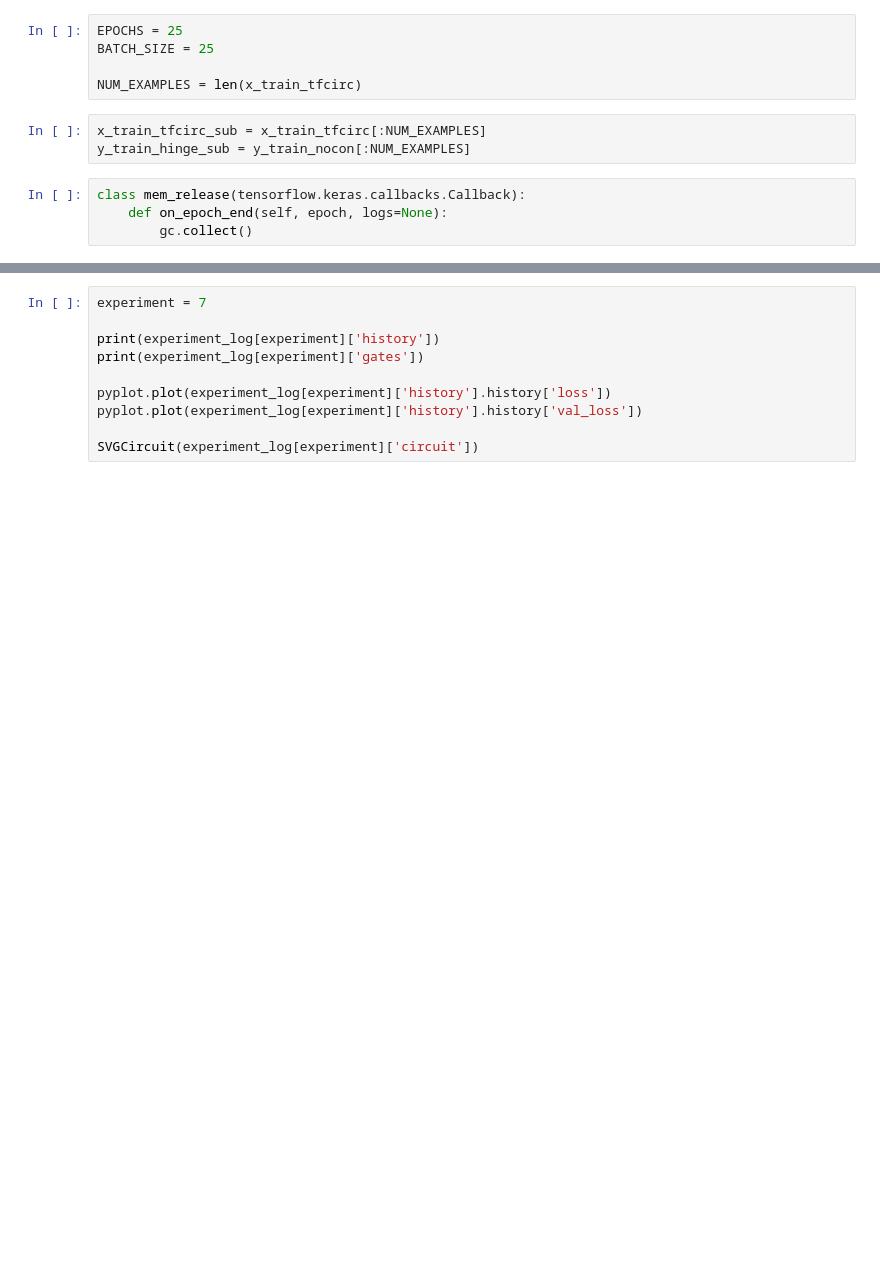
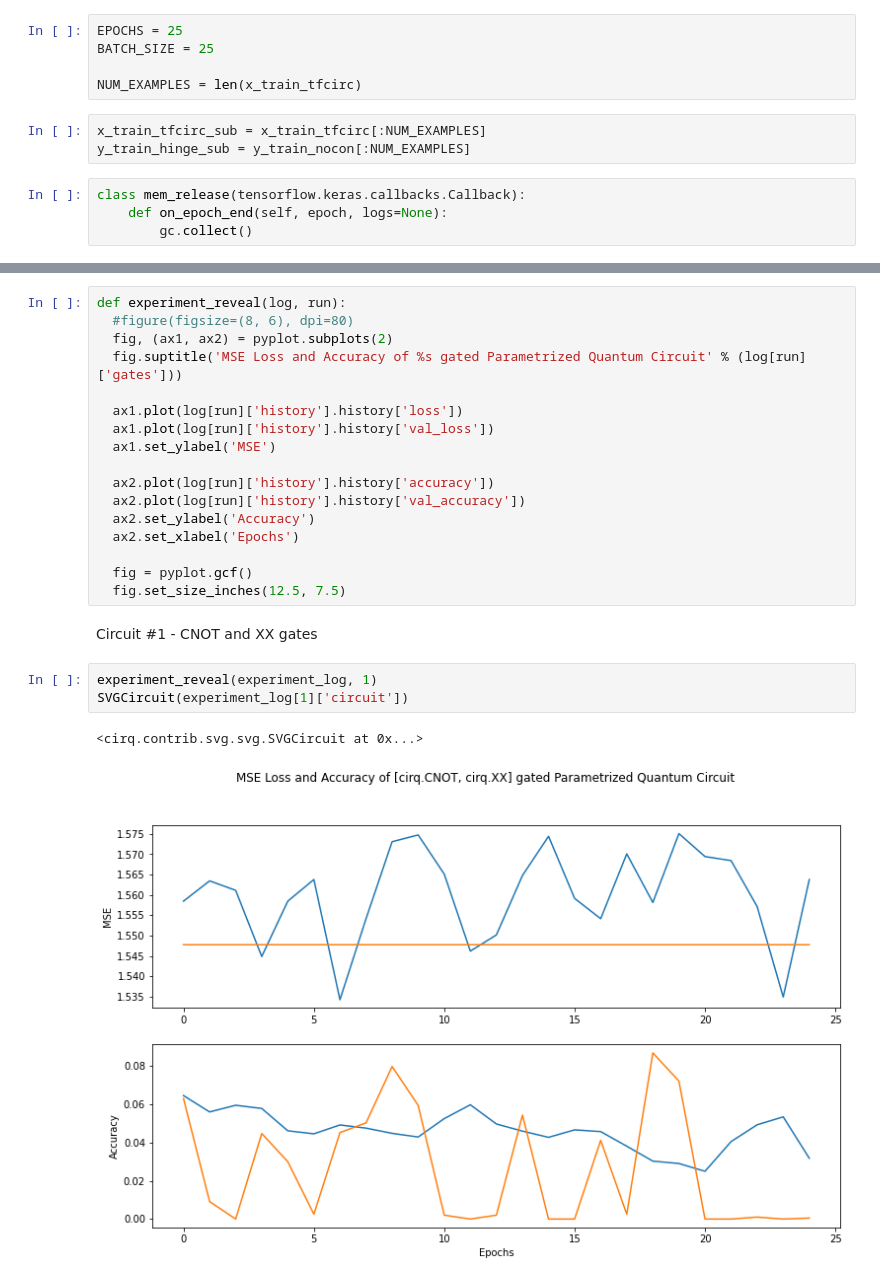
Before and after one commit to pinballsurgeon/deluxo_adjacency, a Jupyter notebook: auto_quantum_circuits.ipynb, the cells around one changed output, grey strips where cells are left out. Cells and saved outputs as stored; diff of their text form; blank space fills up the shorter version.

Commit message:
experiment clean up

```diff
--- a/auto_quantum_circuits.ipynb
+++ b/auto_quantum_circuits.ipynb
@@ -167,10 +168,25 @@ Epoch 8/25
-# %%
-experiment = 7
-
-print(experiment_log[experiment]['history'])
-print(experiment_log[experiment]['gates'])
-
-pyplot.plot(experiment_log[experiment]['history'].history['loss'])
-pyplot.plot(experiment_log[experiment]['history'].history['val_loss'])
-
-SVGCircuit(experiment_log[experiment]['circuit'])
+# %%
+def experiment_reveal(log, run):
+  #figure(figsize=(8, 6), dpi=80)
+  fig, (ax1, ax2) = pyplot.subplots(2)
+  fig.suptitle('MSE Loss and Accuracy of %s gated Parametrized Quantum Circuit' % (log[run]['gates']))
+
+  ax1.plot(log[run]['history'].history['loss'])
+  ax1.plot(log[run]['history'].history['val_loss'])
+  ax1.set_ylabel('MSE')
+
+  ax2.plot(log[run]['history'].history['accuracy'])
+  ax2.plot(log[run]['history'].history['val_accuracy'])
+  ax2.set_ylabel('Accuracy')
+  ax2.set_xlabel('Epochs')
+
+  fig = pyplot.gcf()
+  fig.set_size_inches(12.5, 7.5)
+# %% [markdown]
+Circuit #1 - CNOT and XX gates
+# %%
+experiment_reveal(experiment_log, 1)
+SVGCircuit(experiment_log[1]['circuit'])
+# %% [output]
+<cirq.contrib.svg.svg.SVGCircuit at 0x...>
+[figure, added]
```
Also changed, not shown: parts of 20 cells of this notebook.
